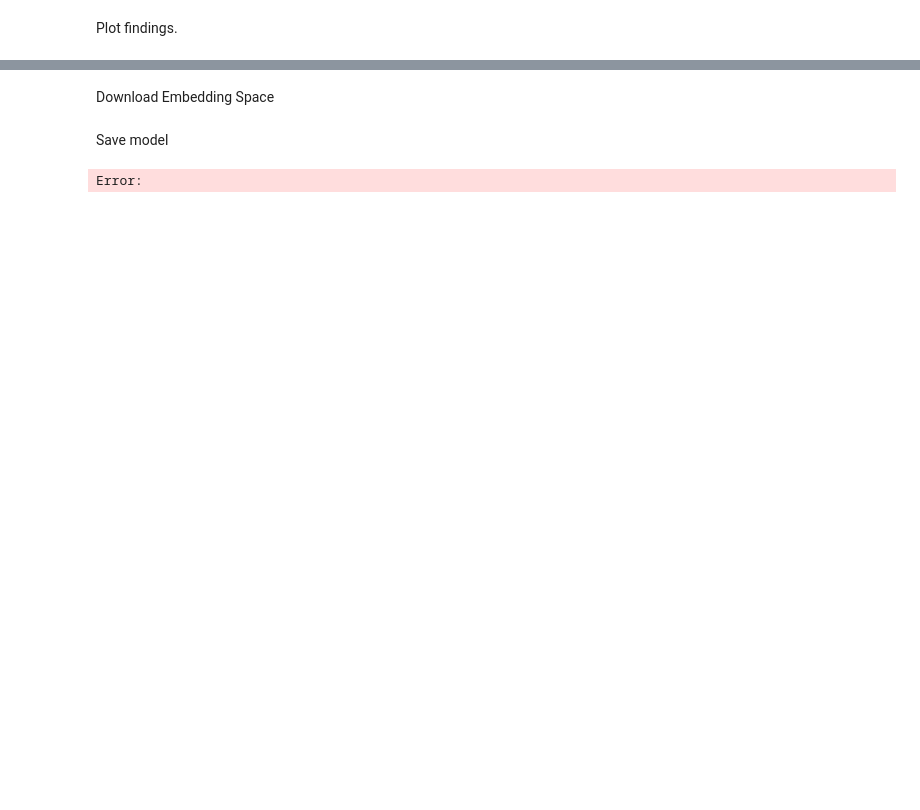
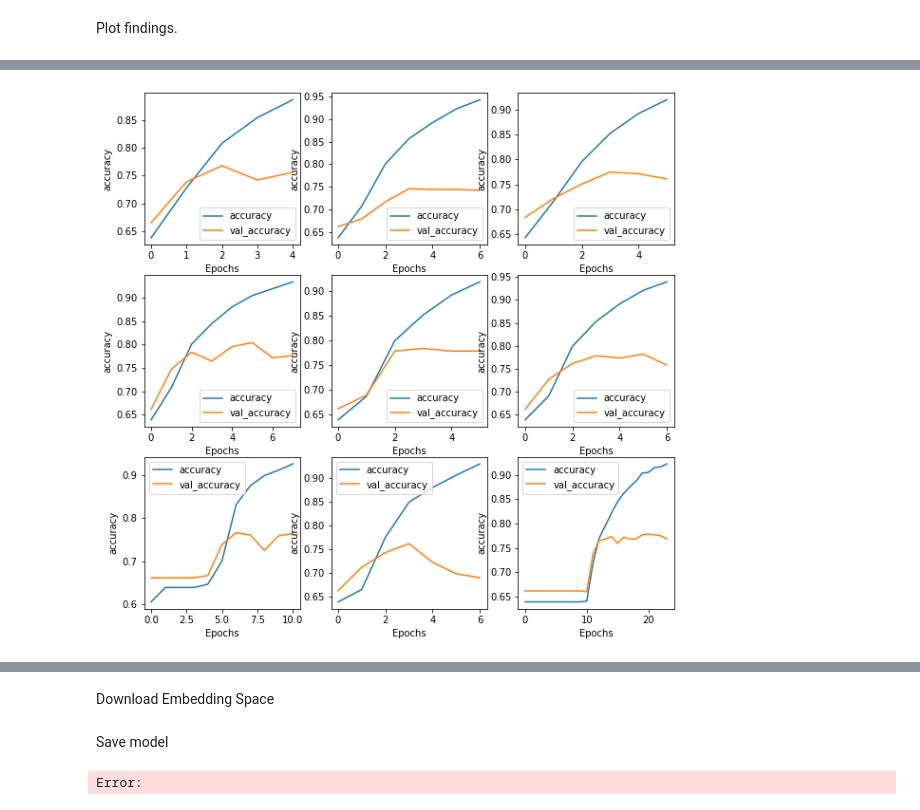
Before and after one commit to ryankamiri/StockSentimentalAnalysis, a Jupyter notebook: model/training_experiment.ipynb, the cells around one changed output, grey strips where cells are left out. Cells and saved outputs as stored; diff of their text form; code cells hidden in the pictures; blank space fills up the shorter version.

Commit message:
training experimentation

```diff
--- a/model/training_experiment.ipynb
+++ b/model/training_experiment.ipynb
@@ -242,0 +554,17 @@ Epoch 2/50
+# %%
+embedding_dim = 10
+model_8 = tf.keras.Sequential([
+    tf.keras.layers.Embedding(vocab_size, embedding_dim, input_length=max_length),
+    #tf.keras.layers.Bidirectional(tf.keras.layers.LSTM(300)),#, return_sequences=False, dropout=0.25, recurrent_dropout=0.25)),
+    #tf.keras.layers.Bidirectional(tf.keras.layers.LSTM(512, return_sequences=True)),
+    tf.keras.layers.Bidirectional(tf.keras.layers.LSTM(10)),
+    #tf.keras.layers.Dropout(0.5),
+    #tf.keras.layers.Dense(512, activation="relu"),
+    tf.keras.layers.Dropout(0.5),
+    tf.keras.layers.Dense(4, activation="relu"),
+    tf.keras.layers.Dense(1, activation="sigmoid")
+])
+
+model_8.compile(loss="binary_crossentropy", optimizer= tf.keras.optimizers.Adam(learning_rate=learning_rate), metrics=["accuracy", tf.keras.metrics.FalsePositives(), tf.keras.metrics.FalseNegatives()])
+# %%
+history_8 = model_8.fit(training_padded, training_labels, batch_size=batch_size, epochs=epochs, validation_data=(testing_padded, testing_labels), callbacks=[stop, prediction_for_each_epoch()])
@@ -243,13 +589,12 @@ Epoch 2/50
 # %% [markdown]
 Plot findings.
 # %%
-def plot_graphs(history, string):
-    plt.plot(history.history[string])
-    plt.plot(history.history['val_'+string])
-    plt.xlabel("Epochs")
-    plt.ylabel(string)
-    plt.legend([string, 'val_'+string])
-    plt.show()
+def plot_graphs(history, string, x, y, ax):
+    ax[x,y].plot(history.history[string])
+    ax[x,y].plot(history.history['val_'+string])
+    ax[x,y].set_xlabel("Epochs")
+    ax[x,y].set_ylabel(string)
+    ax[x,y].legend([string, 'val_'+string])
 
 def plot_lr(history):
     lrs = 1e-8 * (10 ** (np.arange(epochs) / 20))
@@ -296,0 +617,17 @@ print(predict("Wedbush Downgrades Redfin to Neutral, Lowers Price Target to $9")
+# %%
+#plot_lr(history)
+f, ax = plt.subplots(3, 3,figsize=(10, 10))
+plot_graphs(history, "accuracy", 0, 0, ax)
+plot_graphs(history_1, "accuracy", 0, 1, ax)
+plot_graphs(history_2, "accuracy", 0, 2, ax)
+plot_graphs(history_3, "accuracy", 1, 0, ax)
+plot_graphs(history_4, "accuracy", 1, 1, ax)
+plot_graphs(history_5, "accuracy", 1, 2, ax)
+plot_graphs(history_6, "accuracy", 2, 0, ax)
+plot_graphs(history_7, "accuracy", 2, 1, ax)
+plot_graphs(history_8, "accuracy", 2, 2, ax)
+
+# plot_graphs(history, "loss")
+# plot_graphs(history, "false_positives")
+# %% [output]
+[figure, added]
```
Also changed, not shown: parts of 35 cells of this notebook.
